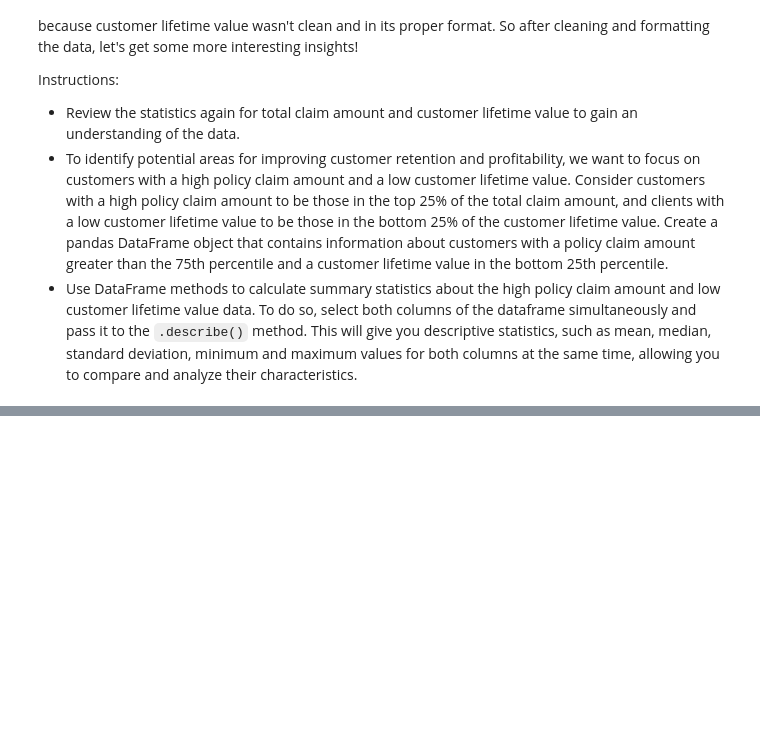
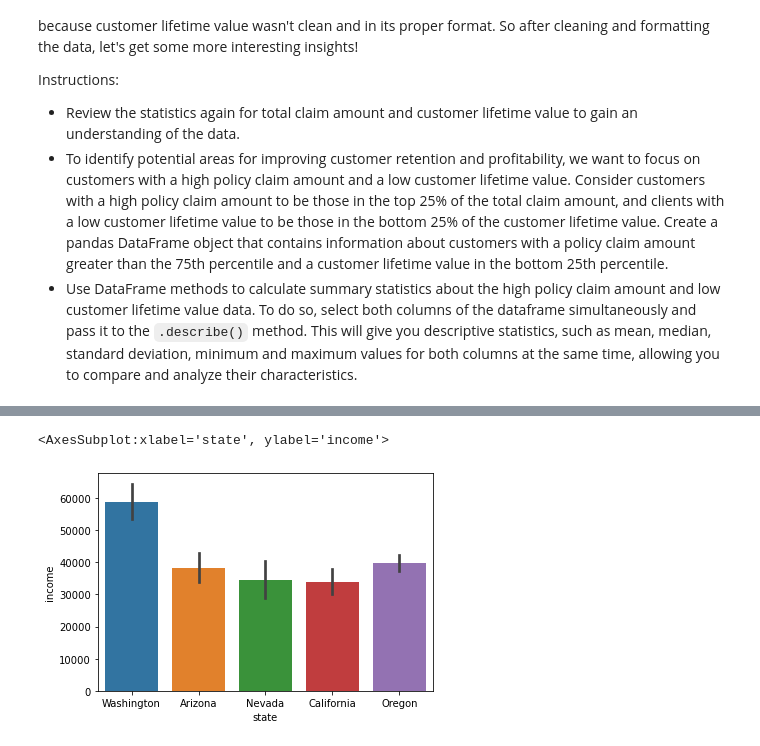
Before and after one commit to tejaldbhatti/lab-dw-data-cleaning-and-formatting, a Jupyter notebook: lab-dw-data-cleaning-and-formatting.ipynb, the cells around one changed output, grey strips where cells are left out. Drawn from its saved outputs; the diff is of its cells as text; code cells hidden in the pictures; blank space fills up the shorter version.

```diff
--- a/lab-dw-data-cleaning-and-formatting.ipynb
+++ b/lab-dw-data-cleaning-and-formatting.ipynb
@@ -273,0 +333,5 @@ Instructions:
+# %%
+sns.barplot(y ='income', x='state',data=new_df)
+# %% [output]
+<AxesSubplot:xlabel='state', ylabel='income'>
+[figure, added]
```
Also changed, not shown: parts of 10 cells of this notebook.
